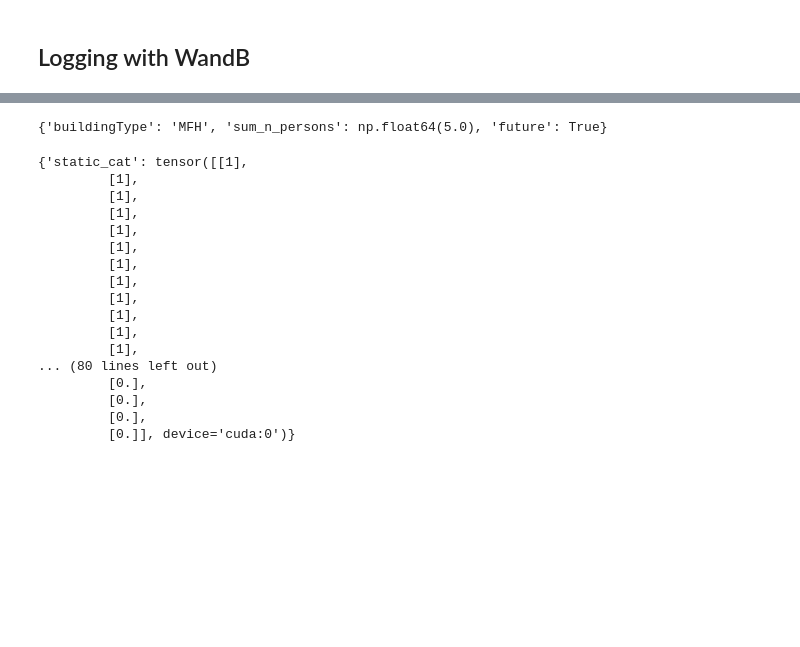
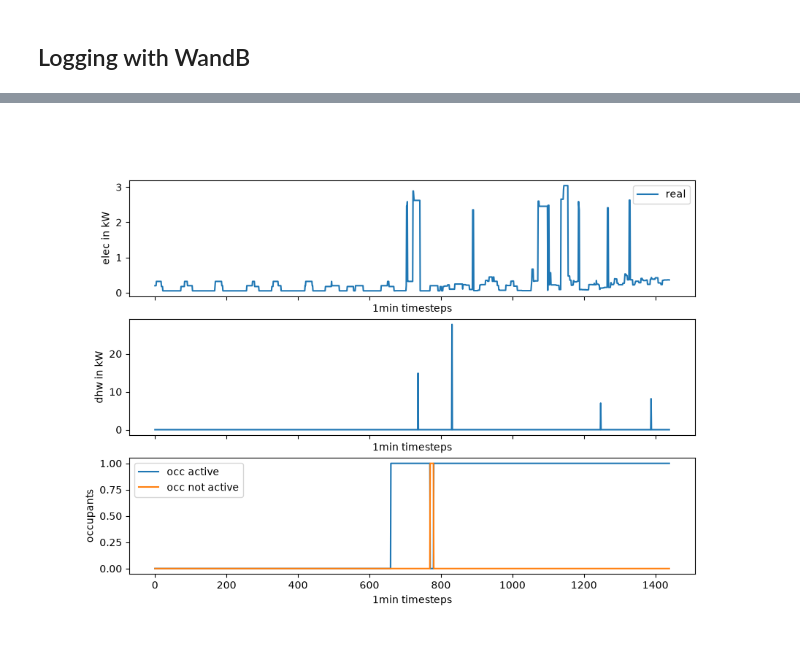
Before and after one commit to NV717/Master_Thesis_EWI_2026, a Jupyter notebook: 4_Diffusion/diffusion1D.ipynb, the cells around one changed output, grey strips where cells are left out. Drawn from its saved outputs; the diff is of its cells as text; code cells hidden in the pictures; blank space fills up the shorter version.

```diff
--- a/4_Diffusion/diffusion1D.ipynb
+++ b/4_Diffusion/diffusion1D.ipynb
@@ -66,10 +107,10 @@ TS_AGG = {
     "Heating Load": "mean",
 }
 
-TARGET_COLS = ["Electricity Load"] #"T", "Occupancy Home Not Active", "Occupancy Home Not Active","Heating Load", "Electricity Load", "Hot Water Load"
+TARGET_COLS = ["Electricity Load", "Hot Water Load"] #"T", "Occupancy Home Not Active", "Occupancy Home Not Active","Heating Load", "Electricity Load", "Hot Water Load"
 
-DYNAMIC_COND_COLS = [] #"T", "Occupancy Home Not Active", "Occupancy Home Not Active"
-
+DYNAMIC_COND_COLS = ["Occupancy Home Active", "Occupancy Home Not Active"] #"T", "Occupancy Home Active", "Occupancy Home Not Active"
+N_DY_CON_COLS = len(DYNAMIC_COND_COLS)
 STATIC_CAT_COLS = ["buildingType"]
 #"buildingType","buildingAgeBin","year_type","climateRegion"
 STATIC_BOOL_COLS = ["future"] #"future"
@@ -930,5 +1065,9 @@ Find logs at: .\wandb\run-20260930_162836-6a9roba3\logs
 # %%
+f1 = 5
+f2 =6
 example = next(iter(val_dataloader))
-static_cat = example["static_cat"][2:3].repeat(32, 1).to(device)
-static_cont = example["static_cont"][2:3].repeat(32, 1).to(device)
-static_bool = example["static_bool"][2:3].repeat(32, 1).to(device)
+trgt = example["target"][f1:f2].repeat(32, 1, 1).to(device)
+static_cat = example["static_cat"][f1:f2].repeat(32, 1).to(device)
+static_cont = example["static_cont"][f1:f2].repeat(32, 1).to(device)
+static_bool = example["static_bool"][f1:f2].repeat(32, 1).to(device)
+dyn = example["condition"][f1:f2].repeat(32, 1, 1).to(device)
@@ -955,27 +1094,40 @@ tensor([[-1.2166],
+# %%
+i =0
+dyn = dyn.cpu()
+mean_trgt = target_mean.numpy()
+std_trgt  = target_std.numpy()
+mean_cond = condition_mean.numpy()
+std_cond  = condition_std.numpy()
+
+occ = example["condition"][i] * std_cond + mean_cond
+real = example["target"][i]* std_trgt + mean_trgt
+
+occ_activ, occ_not_active = occ[0], occ[1]
+elec_real, dhw_real = real[0], real[1]
+
+
+fig, ax = plt.subplots(3,1, figsize=(10,7), sharex=True)
+
+
+ax[0].plot(elec_real, label="real")
+ax[0].set_ylabel("elec in kW")
+ax[0].set_xlabel("1min timesteps")
+ax[0].legend()
+
+ax[1].plot(dhw_real, label="real")
+ax[1].set_ylabel("dhw in kW")
+ax[1].set_xlabel("1min timesteps")
+
+ax[2].plot(occ_activ, label="occ active")
+ax[2].plot(occ_not_active, label="occ not active")
+ax[2].set_ylabel("occupants")
+ax[2].set_xlabel("1min timesteps")
+ax[2].legend()
+plt.show()
+# %% [output]
+[figure, added]
 # %%
-cond = build_condition(preprocessor, train_df,{"buildingType": "SFH", "sum_n_persons": 3, "future": False}, batch_size=32, device=device)
+#cond = build_condition(preprocessor, train_df,{"buildingType": "SFH", "sum_n_persons": 3, "future": False}, batch_size=32, device=device)
-# %% [output]
-{'buildingType': 'MFH', 'sum_n_persons': np.float64(5.0), 'future': True}
-# %%
-cond
-# %% [output]
-{'static_cat': tensor([[1],
-         [1],
-         [1],
-         [1],
-         [1],
-         [1],
-         [1],
-         [1],
-         [1],
-         [1],
-         [1],
-         [1],
-... (80 lines left out)
-         [0.],
-         [0.],
-         [0.],
-         [0.]], device='cuda:0')}
 # %%
 samples = sample1d(
     ema.ema_model,
```
Also changed, not shown: parts of 39 cells of this notebook, 2 other files.
